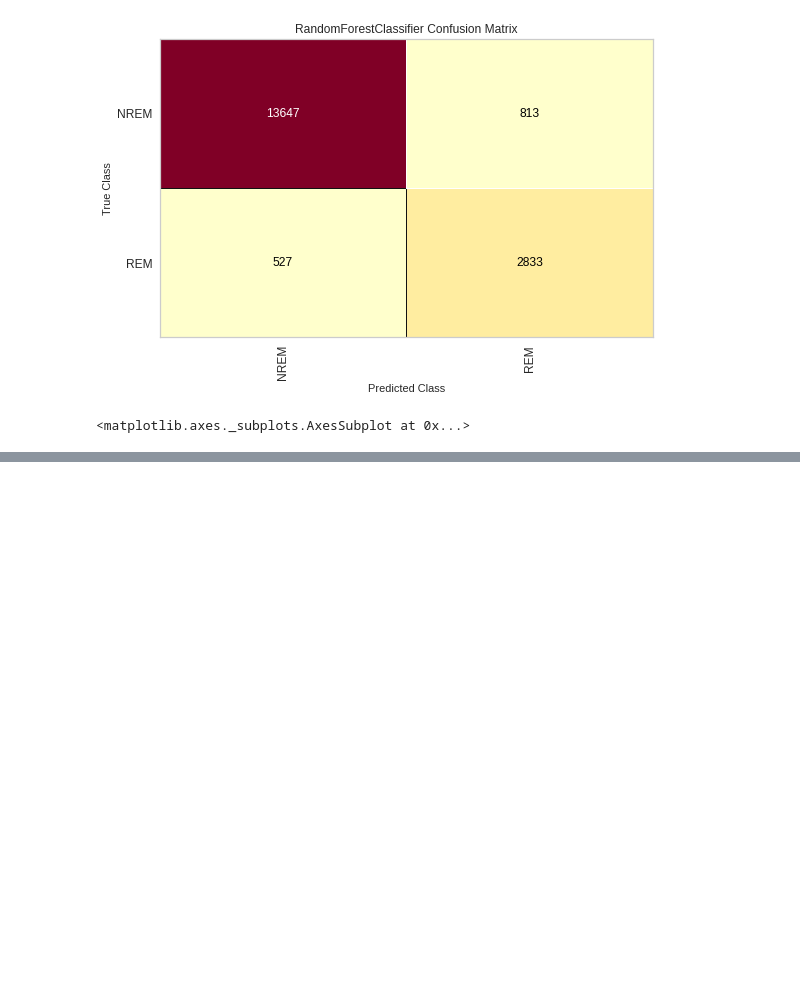
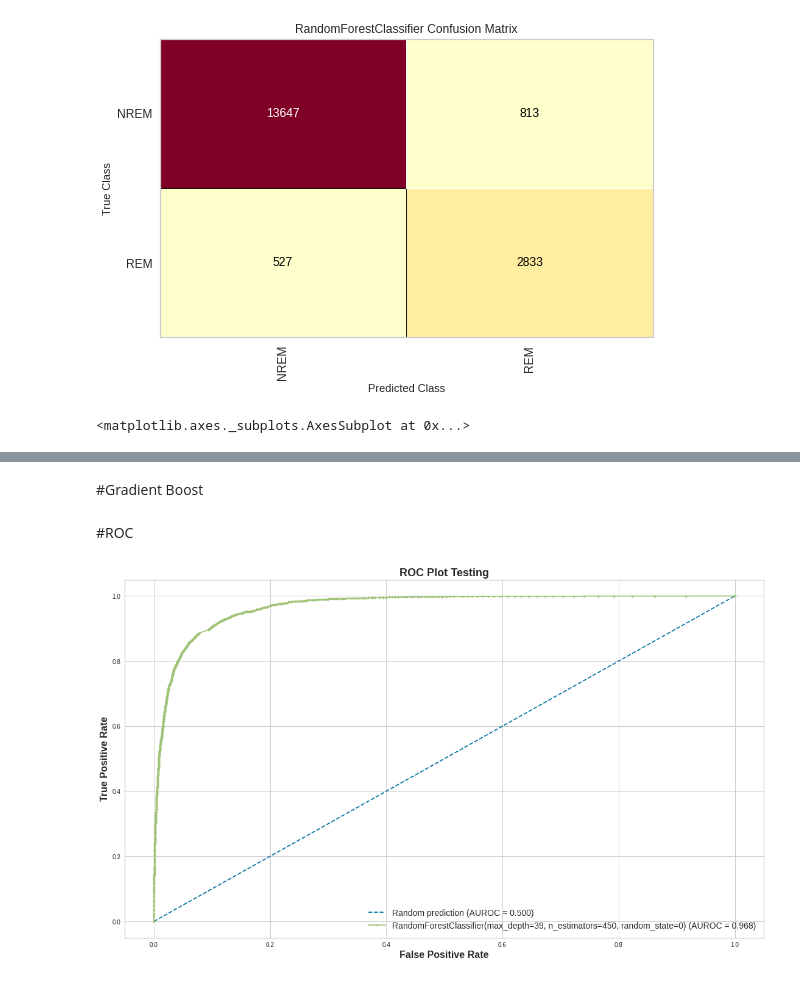
Before and after one commit to RafsanJany-44/Research-NREM-REM, a Jupyter notebook: Final_RF.ipynb, the cells around one changed output, grey strips where cells are left out. Saved outputs shown, nothing was run; the diff lists cells and outputs as text; code cells hidden in the pictures; blank space fills up the shorter version.

```diff
--- a/Final_RF.ipynb
+++ b/Final_RF.ipynb
@@ -135,0 +140,4 @@ cm.show()
+# %%
+import xgboost as xgb
+xgb = xgb.XGBClassifier(n_estimators=4010,max_depth=29,random_state=0)
+xgb.fit(X_train,y_train)
@@ -135,0 +174,4 @@ cm.show()
+# %% [markdown]
+#Gradient Boost
+# %% [markdown]
+#ROC
@@ -135,0 +230,31 @@ cm.show()
+# %%
+graph_feat={
+    "Title" : "ROC Plot Testing",
+    "Title Size":18,
+    "Title Fontweight":'bold',
+
+    "legend Font Size": 14,
+    "legend Position": "lower right",
+
+    "X axis Label Font Size":16,
+    "X axis Label Fontweight":'bold',
+
+    "Y axis Label Font Size":16,
+    "Y axis Label Fontweight":'bold',
+
+    "Fig Height (inches)":10.8,
+    "Fig Width (inches)":18.8,
+
+    "Fig Saving Name": "ROC_training.png",
+    "dpi":100
+
+
+}
+
+mod=[rf,xgb]
+model_name=["Random Forest","Xgboost","Gradient Boosting"]
+
+
+ROC(mod,model_name,X_test,y_test,graph_feat)
+# %% [output]
+[figure, added]
```
Also changed, not shown: parts of 7 cells of this notebook.
